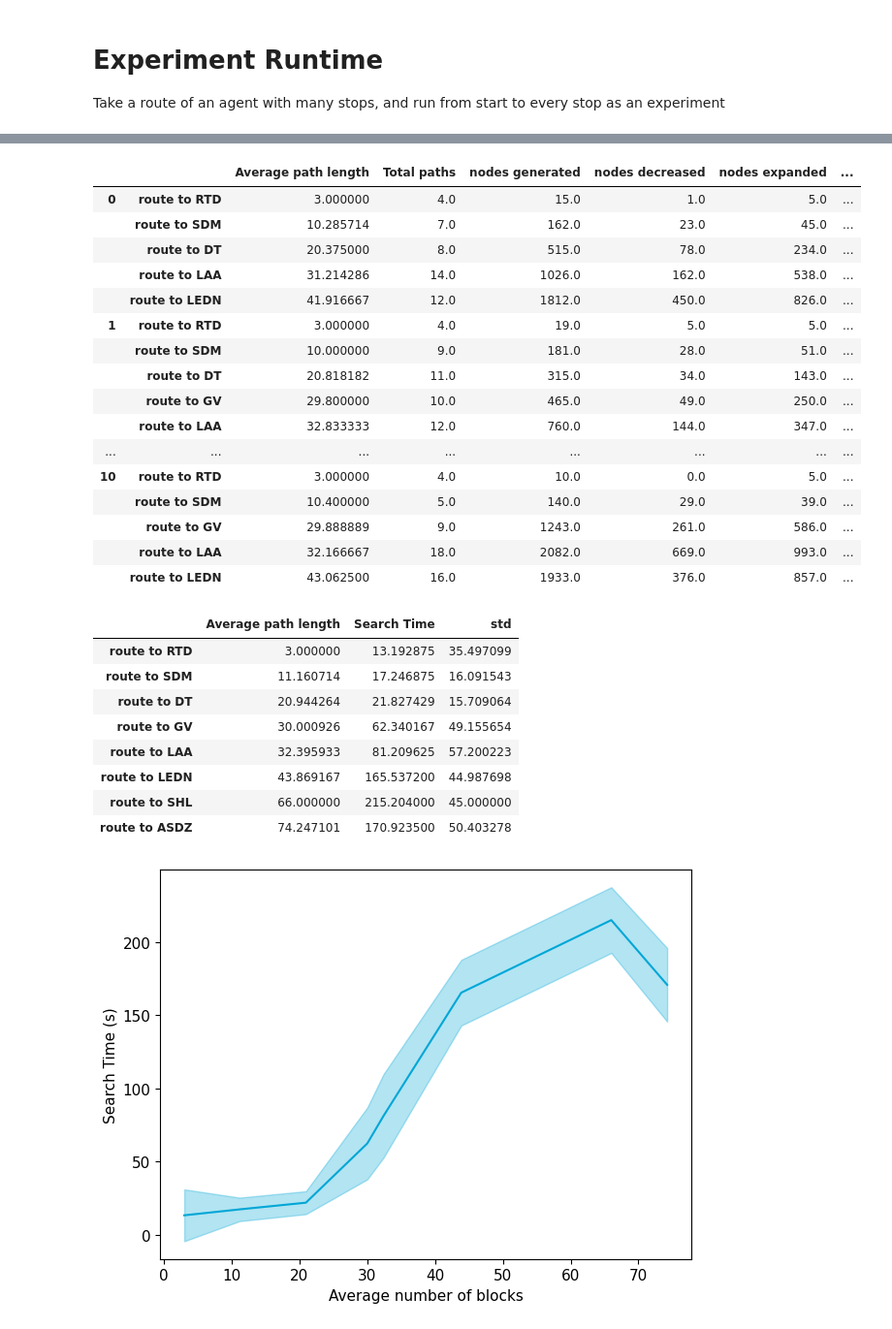
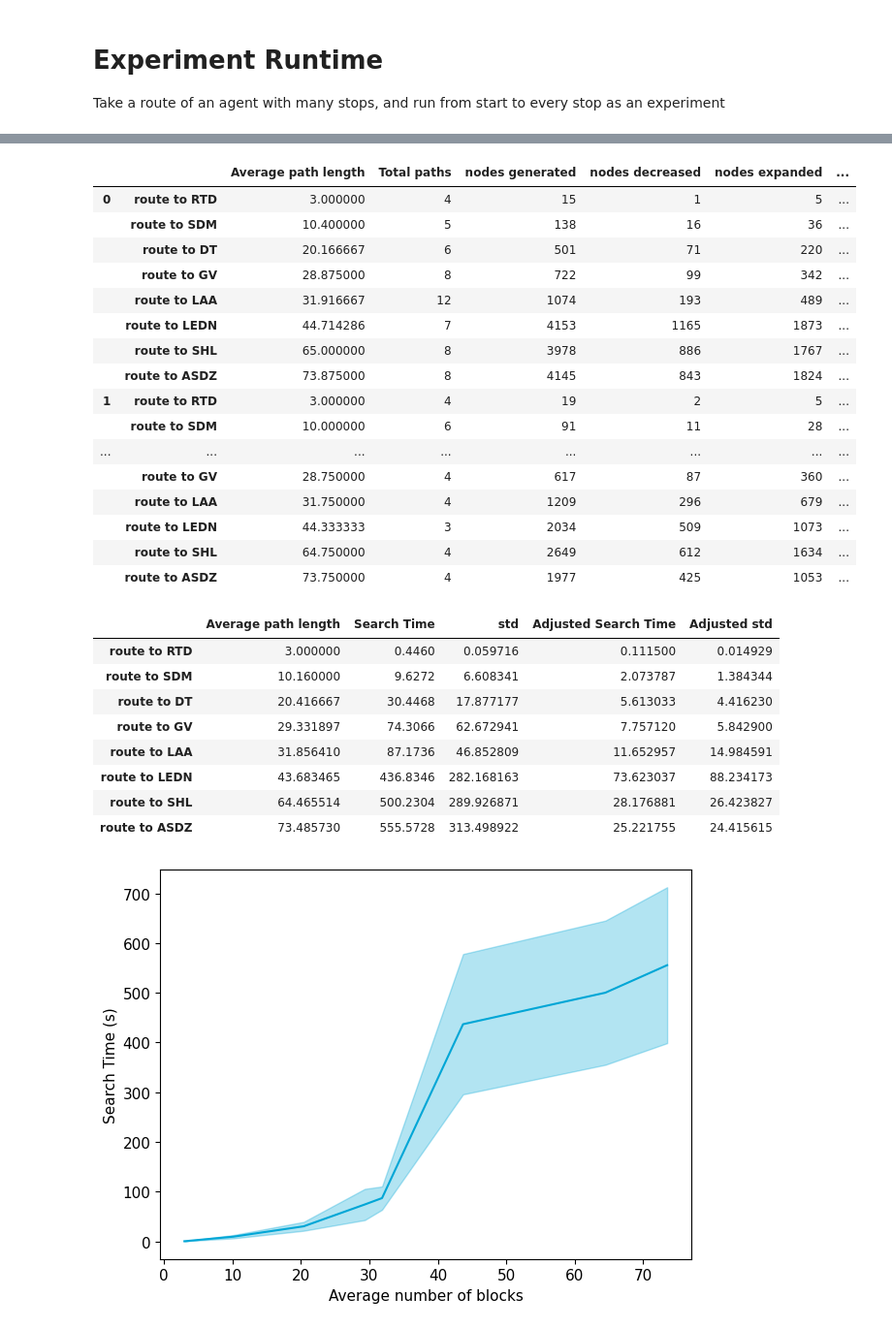
Before and after one commit to EricKemmeren/FlexSIPP, a Jupyter notebook: experiments/runtime.ipynb, the cells around one changed output, grey strips where cells are left out. Shown at 97% size. Saved outputs shown, nothing was run; the diff lists cells and outputs as text; code cells hidden in the pictures.

```diff
--- a/experiments/runtime.ipynb
+++ b/experiments/runtime.ipynb
@@ -78,52 +92,58 @@ for scenario_file in unprocessed_scenarios:
 save_path = Path(save_dir)
 dfs = []
 
-for file in (save_path / "intermediates_old").iterdir():
+for file in (save_path / "intermediates").iterdir():
     df = pd.read_csv(file, index_col=0)
-    dfs.append(df)
+    if len(df) >= 8:
+        dfs.append(df)
 
 df = pd.concat(dfs, axis=0, keys=list(range(len(dfs))))
 df.index = df.index.map(lambda x: (x[0], x[1].split("|")[0]))
+df["Adjusted Search Time"] = df["Search Time"] / df["Total paths"]
+df = df.drop(columns=["atfs", "paths"])
 df
 # %% [output]
 |  |  | Average path length | Total paths | nodes generated | nodes decreased | nodes expanded | ... |
-| 0 | route to RTD | 3.000000 | 4.0 | 15.0 | 1.0 | 5.0 | ... |
-|  | route to SDM | 10.285714 | 7.0 | 162.0 | 23.0 | 45.0 | ... |
-|  | route to DT | 20.375000 | 8.0 | 515.0 | 78.0 | 234.0 | ... |
-|  | route to LAA | 31.214286 | 14.0 | 1026.0 | 162.0 | 538.0 | ... |
-|  | route to LEDN | 41.916667 | 12.0 | 1812.0 | 450.0 | 826.0 | ... |
-| 1 | route to RTD | 3.000000 | 4.0 | 19.0 | 5.0 | 5.0 | ... |
-|  | route to SDM | 10.000000 | 9.0 | 181.0 | 28.0 | 51.0 | ... |
-|  | route to DT | 20.818182 | 11.0 | 315.0 | 34.0 | 143.0 | ... |
-|  | route to GV | 29.800000 | 10.0 | 465.0 | 49.0 | 250.0 | ... |
-|  | route to LAA | 32.833333 | 12.0 | 760.0 | 144.0 | 347.0 | ... |
+| 0 | route to RTD | 3.000000 | 4 | 15 | 1 | 5 | ... |
+|  | route to SDM | 10.400000 | 5 | 138 | 16 | 36 | ... |
+|  | route to DT | 20.166667 | 6 | 501 | 71 | 220 | ... |
+|  | route to GV | 28.875000 | 8 | 722 | 99 | 342 | ... |
+|  | route to LAA | 31.916667 | 12 | 1074 | 193 | 489 | ... |
+|  | route to LEDN | 44.714286 | 7 | 4153 | 1165 | 1873 | ... |
+|  | route to SHL | 65.000000 | 8 | 3978 | 886 | 1767 | ... |
+|  | route to ASDZ | 73.875000 | 8 | 4145 | 843 | 1824 | ... |
+| 1 | route to RTD | 3.000000 | 4 | 19 | 2 | 5 | ... |
+|  | route to SDM | 10.000000 | 6 | 91 | 11 | 28 | ... |
 | ... | ... | ... | ... | ... | ... | ... | ... |
-| 10 | route to RTD | 3.000000 | 4.0 | 10.0 | 0.0 | 5.0 | ... |
-|  | route to SDM | 10.400000 | 5.0 | 140.0 | 29.0 | 39.0 | ... |
-|  | route to GV | 29.888889 | 9.0 | 1243.0 | 261.0 | 586.0 | ... |
-|  | route to LAA | 32.166667 | 18.0 | 2082.0 | 669.0 | 993.0 | ... |
-|  | route to LEDN | 43.062500 | 16.0 | 1933.0 | 376.0 | 857.0 | ... |
+|  | route to GV | 28.750000 | 4 | 617 | 87 | 360 | ... |
+|  | route to LAA | 31.750000 | 4 | 1209 | 296 | 679 | ... |
+|  | route to LEDN | 44.333333 | 3 | 2034 | 509 | 1073 | ... |
+|  | route to SHL | 64.750000 | 4 | 2649 | 612 | 1634 | ... |
+|  | route to ASDZ | 73.750000 | 4 | 1977 | 425 | 1053 | ... |
 # %%
+
 mean_df = df.groupby(level=1).mean().sort_values("Average path length", ascending=True)
-mean_df["std"] = df.groupby(level=1).std().sort_values("Average path length", ascending=True)["Search Time"].fillna(45)
-mean_df = mean_df[["Average path length", "Search Time", "std"]]
+mean_df["std"] = df.groupby(level=1).std()["Search Time"]
+mean_df["Adjusted std"] = df.groupby(level=1).std()["Adjusted Search Time"]
+mean_df = mean_df[["Average path length", "Search Time", "std", "Adjusted Search Time", "Adjusted std"]]
 x = mean_df.set_index("Average path length")
 plt.rcParams.update({'font.size': 11})
-ax = x["Search Time"].plot(color="#00A6D6")
-ax.fill_between(x.index, x["Search Time"] - x["std"] / 2, x["Search Time"] + x["std"] / 2, color="#00A6D6", alpha=0.3)
+adjusted = ""
+ax = x[f"{adjusted}Search Time"].plot(color="#00A6D6")
+ax.fill_between(x.index, x[f"{adjusted}Search Time"] - x[f"{adjusted}std"] / 2, x[f"{adjusted}Search Time"] + x[f"{adjusted}std"] / 2, color="#00A6D6", alpha=0.3)
 plt.ylabel("Search Time (s)")
 plt.xlabel("Average number of blocks")
 plt.tight_layout()
 plt.savefig(save_path / "search_time.png")
-mean_df[["Average path length", "Search Time", "std"]]
+mean_df
 # %% [output]
-|  | Average path length | Search Time | std |
-| route to RTD | 3.000000 | 13.192875 | 35.497099 |
-| route to SDM | 11.160714 | 17.246875 | 16.091543 |
-| route to DT | 20.944264 | 21.827429 | 15.709064 |
-| route to GV | 30.000926 | 62.340167 | 49.155654 |
-| route to LAA | 32.395933 | 81.209625 | 57.200223 |
-| route to LEDN | 43.869167 | 165.537200 | 44.987698 |
-| route to SHL | 66.000000 | 215.204000 | 45.000000 |
-| route to ASDZ | 74.247101 | 170.923500 | 50.403278 |
+|  | Average path length | Search Time | std | Adjusted Search Time | Adjusted std |
+| route to RTD | 3.000000 | 0.4460 | 0.059716 | 0.111500 | 0.014929 |
+| route to SDM | 10.160000 | 9.6272 | 6.608341 | 2.073787 | 1.384344 |
+| route to DT | 20.416667 | 30.4468 | 17.877177 | 5.613033 | 4.416230 |
+| route to GV | 29.331897 | 74.3066 | 62.672941 | 7.757120 | 5.842900 |
+| route to LAA | 31.856410 | 87.1736 | 46.852809 | 11.652957 | 14.984591 |
+| route to LEDN | 43.683465 | 436.8346 | 282.168163 | 73.623037 | 88.234173 |
+| route to SHL | 64.465514 | 500.2304 | 289.926871 | 28.176881 | 26.423827 |
+| route to ASDZ | 73.485730 | 555.5728 | 313.498922 | 25.221755 | 24.415615 |
-[figure, old version]
+[figure, new version]
```
Also changed, not shown: parts of 3 cells of this notebook.
